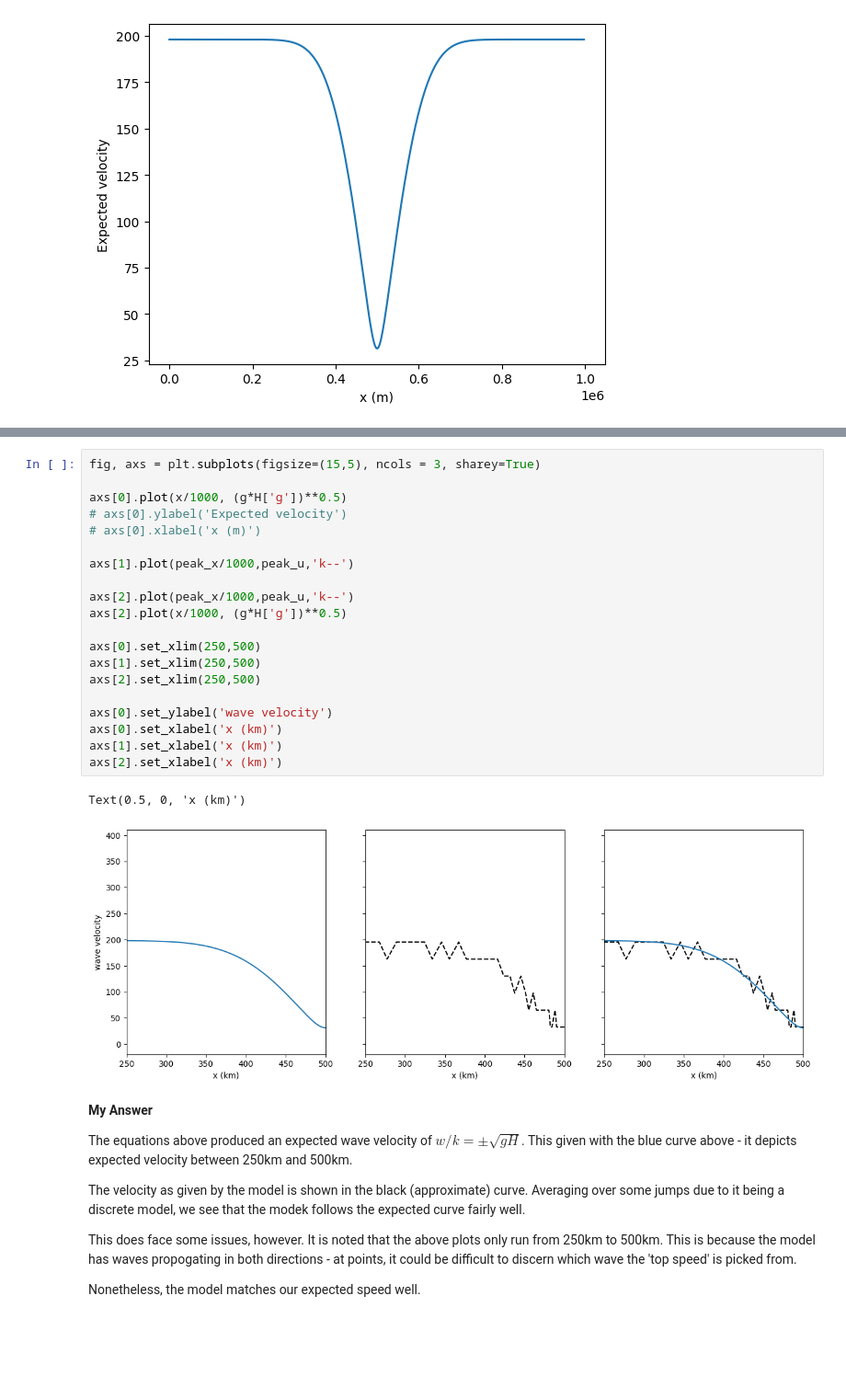
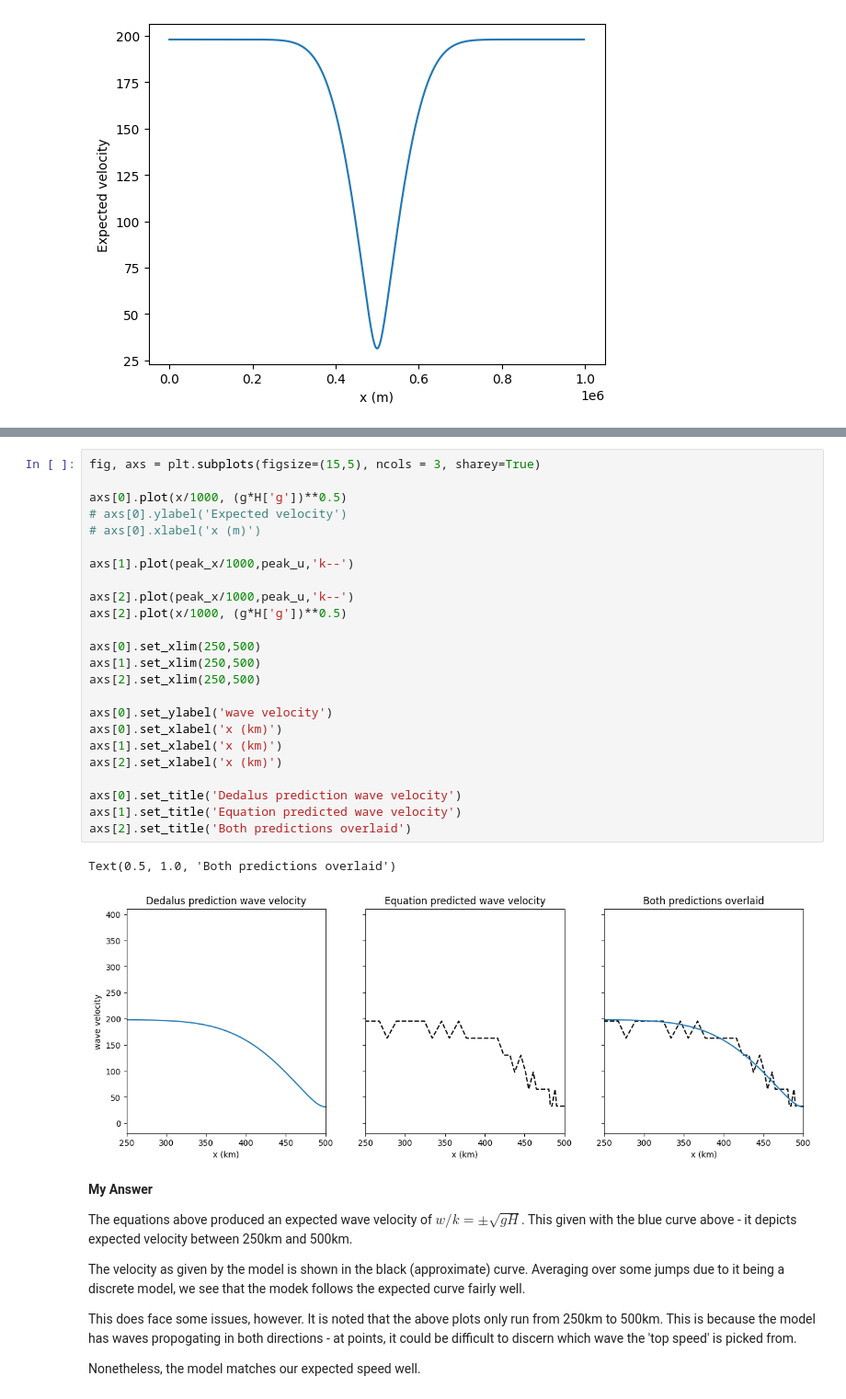
Before and after one commit to AnnabelHall/QCES_LNM, a Jupyter notebook: Project3_tsunami.ipynb, the cells around one changed output, grey strips where cells are left out. Shown at 92% size. Drawn from its saved outputs; the diff is of its cells as text; blank space fills up the shorter version.

```diff
--- a/Project3_tsunami.ipynb
+++ b/Project3_tsunami.ipynb
@@ -301,26 +302,30 @@ Text(0, 0.5, 'wave velocity')
 # %%
 fig, axs = plt.subplots(figsize=(15,5), ncols = 3, sharey=True)
 
 axs[0].plot(x/1000, (g*H['g'])**0.5)
 # axs[0].ylabel('Expected velocity')
 # axs[0].xlabel('x (m)')
 
 axs[1].plot(peak_x/1000,peak_u,'k--')
 
 axs[2].plot(peak_x/1000,peak_u,'k--')
 axs[2].plot(x/1000, (g*H['g'])**0.5)
 
 axs[0].set_xlim(250,500)
 axs[1].set_xlim(250,500)
 axs[2].set_xlim(250,500)
 
 axs[0].set_ylabel('wave velocity')
 axs[0].set_xlabel('x (km)')
 axs[1].set_xlabel('x (km)')
 axs[2].set_xlabel('x (km)')
+
+axs[0].set_title('Dedalus prediction wave velocity')
+axs[1].set_title('Equation predicted wave velocity')
+axs[2].set_title('Both predictions overlaid')
 # %% [output]
-Text(0.5, 0, 'x (km)')
+Text(0.5, 1.0, 'Both predictions overlaid')
-[figure, old version]
+[figure, new version]
 # %% [markdown]
 **My Answer**
 
```
Also changed, not shown: parts of 14 cells of this notebook.
